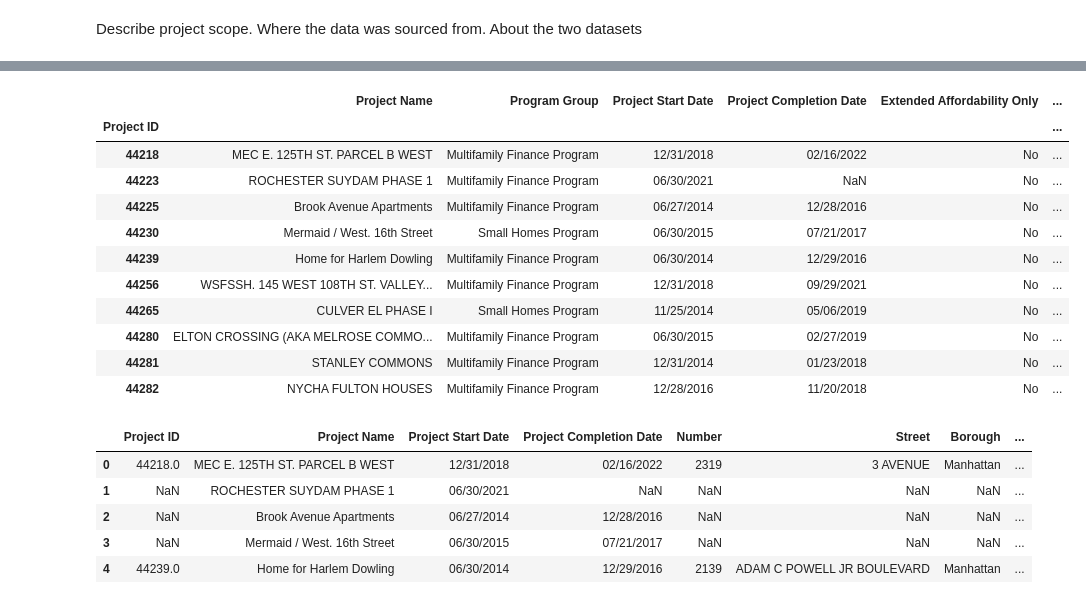
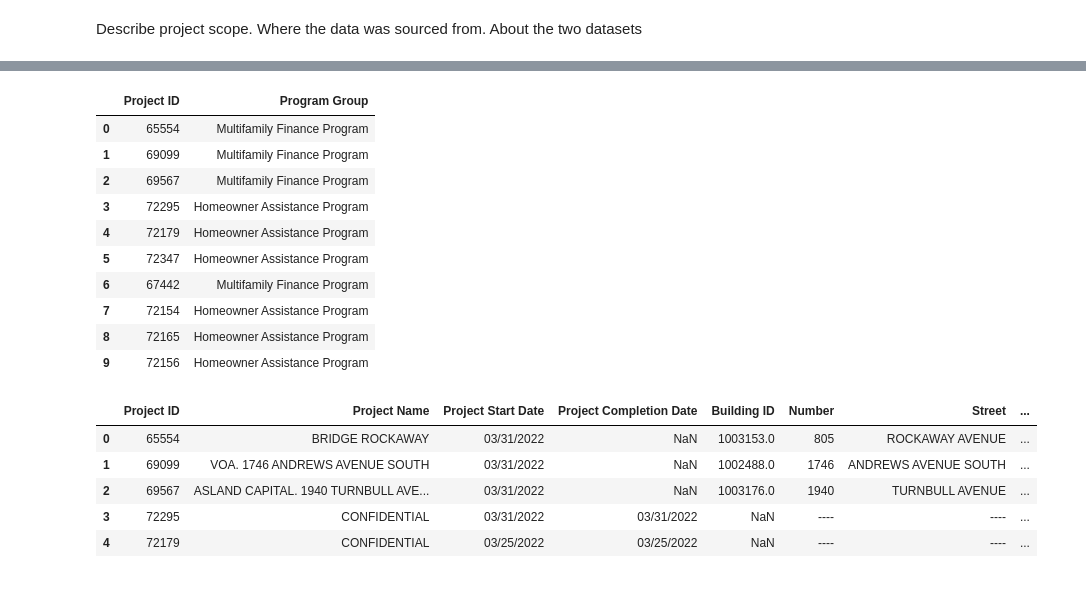
Before and after one commit to tejusrevi/nyc-housing, a Jupyter notebook: project.ipynb, the cells around one changed output, grey strips where cells are left out. Cells and saved outputs as stored; diff of their text form; code cells hidden in the pictures.

```diff
--- a/project.ipynb
+++ b/project.ipynb
@@ -22,27 +21,27 @@ housing_prod_by_building_df.head(10)
 # %%
-housing_prod_by_project_df = pd.read_csv("Affordable_Housing_Production_by_Project.csv", index_col=['Project ID']).sort_index()
+housing_prod_by_project_df = pd.read_csv("Affordable_Housing_Production_by_Project.csv")
+housing_prod_by_project_df.drop(housing_prod_by_project_df.columns.difference(['Project ID','Program Group']), 1, inplace=True)
 housing_prod_by_project_df.head(10)
 # %% [output]
-|  | Project Name | Program Group | Project Start Date | Project Completion Date | Extended Affordability Only | ... |
-| Project ID |  |  |  |  |  | ... |
-| 44218 | MEC E. 125TH ST. PARCEL B WEST | Multifamily Finance Program | 12/31/2018 | 02/16/2022 | No | ... |
-| 44223 | ROCHESTER SUYDAM PHASE 1 | Multifamily Finance Program | 06/30/2021 | NaN | No | ... |
-| 44225 | Brook Avenue Apartments | Multifamily Finance Program | 06/27/2014 | 12/28/2016 | No | ... |
-| 44230 | Mermaid / West. 16th Street | Small Homes Program | 06/30/2015 | 07/21/2017 | No | ... |
-| 44239 | Home for Harlem Dowling | Multifamily Finance Program | 06/30/2014 | 12/29/2016 | No | ... |
-| 44256 | WSFSSH. 145 WEST 108TH ST. VALLEY... | Multifamily Finance Program | 12/31/2018 | 09/29/2021 | No | ... |
-| 44265 | CULVER EL PHASE I | Small Homes Program | 11/25/2014 | 05/06/2019 | No | ... |
-| 44280 | ELTON CROSSING (AKA MELROSE COMMO... | Multifamily Finance Program | 06/30/2015 | 02/27/2019 | No | ... |
-| 44281 | STANLEY COMMONS | Multifamily Finance Program | 12/31/2014 | 01/23/2018 | No | ... |
-| 44282 | NYCHA FULTON HOUSES | Multifamily Finance Program | 12/28/2016 | 11/20/2018 | No | ... |
+|  | Project ID | Program Group |
+| 0 | 65554 | Multifamily Finance Program |
+| 1 | 69099 | Multifamily Finance Program |
+| 2 | 69567 | Multifamily Finance Program |
+| 3 | 72295 | Homeowner Assistance Program |
+| 4 | 72179 | Homeowner Assistance Program |
+| 5 | 72347 | Homeowner Assistance Program |
+| 6 | 67442 | Multifamily Finance Program |
+| 7 | 72154 | Homeowner Assistance Program |
+| 8 | 72165 | Homeowner Assistance Program |
+| 9 | 72156 | Homeowner Assistance Program |
 # %%
-df = pd.merge(housing_prod_by_building_df, housing_prod_by_project_df, how='inner')
-
+df = pd.merge(housing_prod_by_building_df, housing_prod_by_project_df, on='Project ID')
+df.set_index('Building ID', inplace=True)
 df.head()
 # %% [output]
-|  | Project ID | Project Name | Project Start Date | Project Completion Date | Number | Street | Borough | ... |
-| 0 | 44218.0 | MEC E. 125TH ST. PARCEL B WEST | 12/31/2018 | 02/16/2022 | 2319 | 3 AVENUE | Manhattan | ... |
-| 1 | NaN | ROCHESTER SUYDAM PHASE 1 | 06/30/2021 | NaN | NaN | NaN | NaN | ... |
-| 2 | NaN | Brook Avenue Apartments | 06/27/2014 | 12/28/2016 | NaN | NaN | NaN | ... |
-| 3 | NaN | Mermaid / West. 16th Street | 06/30/2015 | 07/21/2017 | NaN | NaN | NaN | ... |
-| 4 | 44239.0 | Home for Harlem Dowling | 06/30/2014 | 12/29/2016 | 2139 | ADAM C POWELL JR BOULEVARD | Manhattan | ... |
+|  | Project ID | Project Name | Project Start Date | Project Completion Date | Building ID | Number | Street | ... |
+| 0 | 65554 | BRIDGE ROCKAWAY | 03/31/2022 | NaN | 1003153.0 | 805 | ROCKAWAY AVENUE | ... |
+| 1 | 69099 | VOA. 1746 ANDREWS AVENUE SOUTH | 03/31/2022 | NaN | 1002488.0 | 1746 | ANDREWS AVENUE SOUTH | ... |
+| 2 | 69567 | ASLAND CAPITAL. 1940 TURNBULL AVE... | 03/31/2022 | NaN | 1003176.0 | 1940 | TURNBULL AVENUE | ... |
+| 3 | 72295 | CONFIDENTIAL | 03/31/2022 | 03/31/2022 | NaN | ---- | ---- | ... |
+| 4 | 72179 | CONFIDENTIAL | 03/25/2022 | 03/25/2022 | NaN | ---- | ---- | ... |
```
Also changed, not shown: parts of 4 cells of this notebook, 1 other file.
